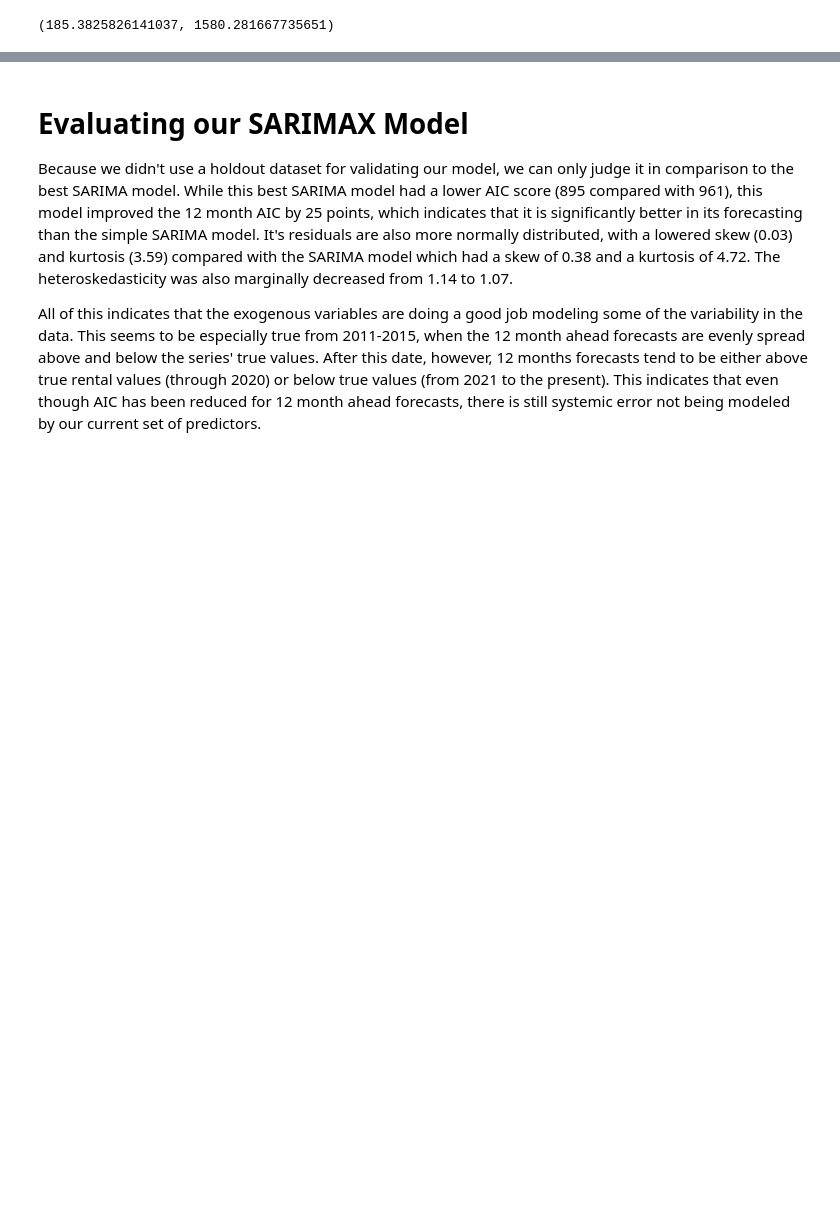
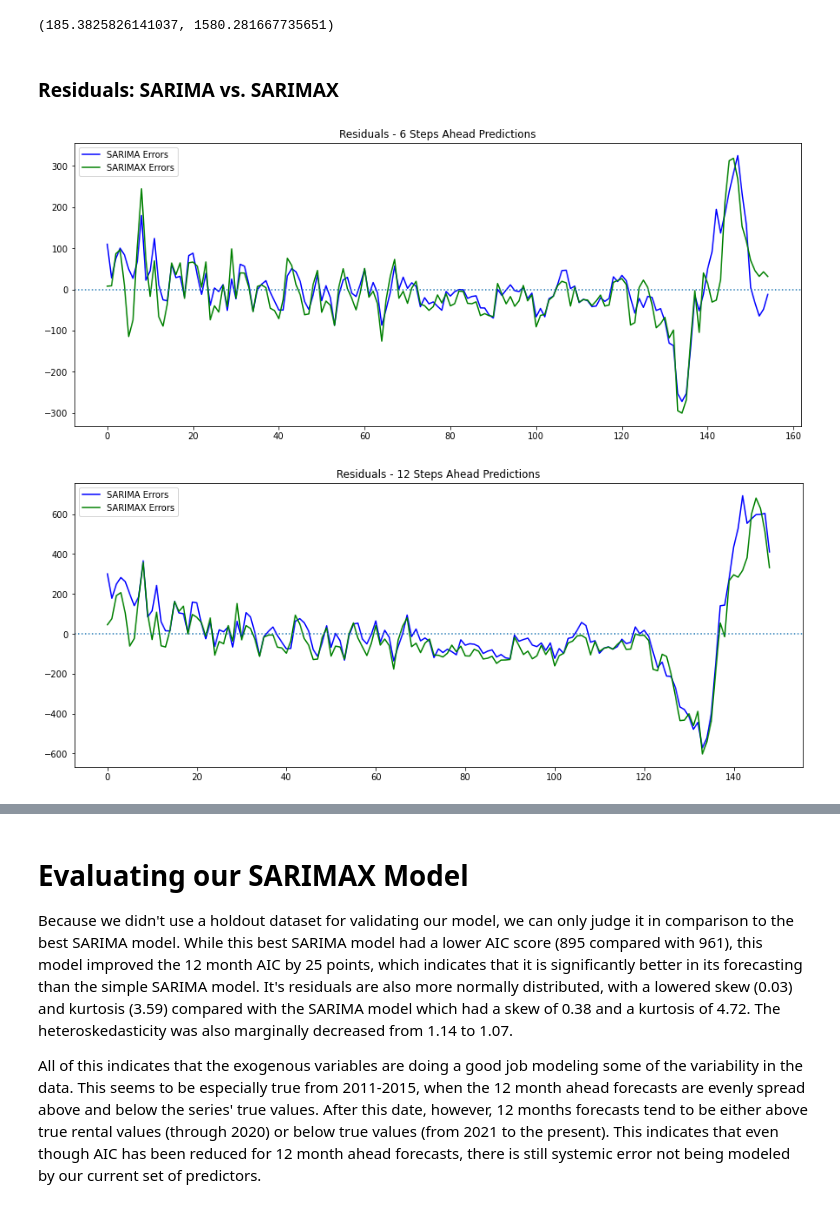
Before and after one commit to DavidKRichter/NYC-Rent-Forecasting-SARIMAX, a Jupyter notebook: nyc-rent-forecasting.ipynb, the cells around one changed output, grey strips where cells are left out. Saved outputs shown, nothing was run; the diff lists cells and outputs as text; code cells hidden in the pictures; blank space fills up the shorter version.

Commit message:
add plots of forecast residuals

```diff
--- a/nyc-rent-forecasting.ipynb
+++ b/nyc-rent-forecasting.ipynb
@@ -1186,3 +1186,38 @@ prediction_error(sarimax_mod_aic_12, steps=6, exog=rental_data[['Manhattan Sale
 prediction_error(sarimax_mod_aic_12, steps=12, exog=rental_data[['Manhattan Sale Price Index 9 Month Lag 1 Difference', 'Federal Funds Rate 4 Month Lag 1 Difference', 'Building Materials 14 Month Lag 1 Difference']])
 # %% [output]
 (185.3825826141037, 1580.281667735651)
+# %% [markdown]
+### Residuals: SARIMA vs. SARIMAX
+# %%
+for steps in [6, 12]:
+#calculating sarima errors
+    sarima_errors = np.zeros(len(rental_data.index[24:-steps]))
+    for i in range(len(rental_data.index[24:-steps])):
+
+        start = rental_data.index[i+24]
+        end = rental_data.index[i+24+steps]
+
+        y_pred = best_sarima_mod_aic.predict(start=start, end=end, exog=None, dynamic=True)[-1]
+        y_val = rental_data['NYC Rental Index'][end]
+        sarima_errors[i] += y_val-y_pred
+#calculating sarimax errors
+    sarimax_errors = np.zeros(len(rental_data.index[24:-steps]))
+    for i in range(len(rental_data.index[24:-steps])):
+
+        start = rental_data.index[i+24]
+        end = rental_data.index[i+24+steps]
+
+        y_pred = sarimax_mod_aic_12.predict(start=start, end=end, exog=rental_data[['Manhattan Sale Price Index 9 Month Lag 1 Difference', 'Federal Funds Rate 4 Month Lag 1 Difference', 'Building Materials 14 Month Lag 1 Difference']], dynamic=True)[-1]
+        y_val = rental_data['NYC Rental Index'][end]
+        sarimax_errors[i] += y_val-y_pred
+
+    fig, ax = plt.subplots()
+    ax.plot(sarima_errors, color='b', label='SARIMA Errors')
+    ax.plot(sarimax_errors, color='g', label='SARIMAX Errors')
+    ax.axhline(0, ls=':')
+    ax.set_title(f'Residuals - {steps} Steps Ahead Predictions')
+    ax.legend()
+    plt.show()
+# %% [output]
+[figure, added]
+[figure, added]
```
Also changed, not shown: parts of 6 cells of this notebook.
